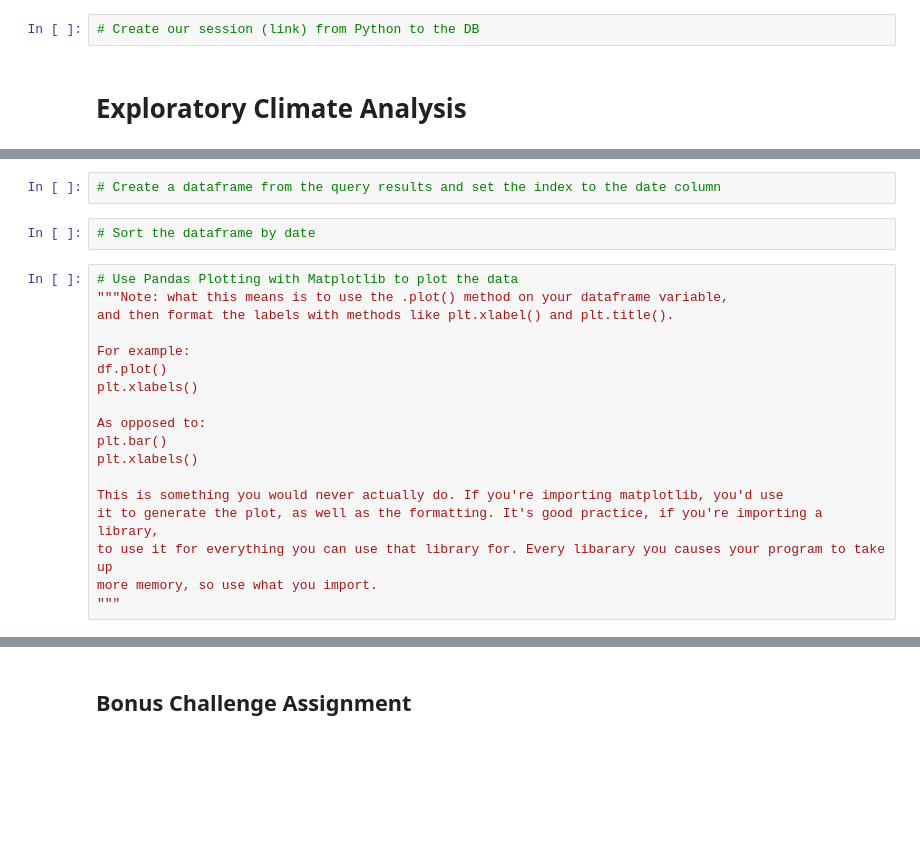
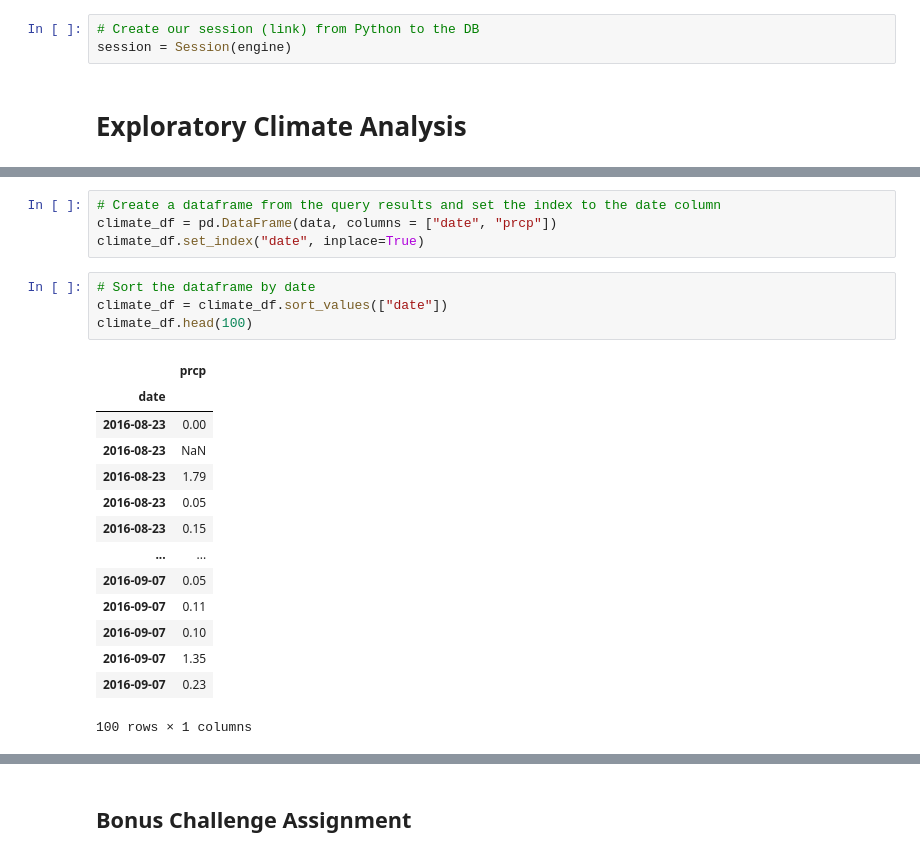
Before and after one commit to victoriamcruz/sqlalchemy-challenge, a Jupyter notebook: Instructions/climate_starter.ipynb, the cells around one changed output, grey strips where cells are left out. Cells and saved outputs as stored; diff of their text form; blank space fills up the shorter version.

```diff
--- a/Instructions/climate_starter.ipynb
+++ b/Instructions/climate_starter.ipynb
@@ -29,5 +33,6 @@ engine = create_engine("sqlite:///Resources/hawaii.sqlite")
 # %%
 # Create our session (link) from Python to the DB
+session = Session(engine)
 # %% [markdown]
 # Exploratory Climate Analysis
 # %%
@@ -39,22 +73,23 @@ engine = create_engine("sqlite:///Resources/hawaii.sqlite")
 # %%
 # Create a dataframe from the query results and set the index to the date column
+climate_df = pd.DataFrame(data, columns = ["date", "prcp"])
+climate_df.set_index("date", inplace=True)
 # %%
 # Sort the dataframe by date
+climate_df = climate_df.sort_values(["date"])
+climate_df.head(100)
+# %% [output]
+|  | prcp |
+| date |  |
+| 2016-08-23 | 0.00 |
+| 2016-08-23 | NaN |
+| 2016-08-23 | 1.79 |
+| 2016-08-23 | 0.05 |
+| 2016-08-23 | 0.15 |
+| ... | ... |
+| 2016-09-07 | 0.05 |
+| 2016-09-07 | 0.11 |
+| 2016-09-07 | 0.10 |
+| 2016-09-07 | 1.35 |
+| 2016-09-07 | 0.23 |
+100 rows × 1 columns
-# %%
-# Use Pandas Plotting with Matplotlib to plot the data
-"""Note: what this means is to use the .plot() method on your dataframe variable,
-and then format the labels with methods like plt.xlabel() and plt.title().
-
-For example:
-df.plot()
-plt.xlabels()
-
-As opposed to:
-plt.bar()
-plt.xlabels()
-
-This is something you would never actually do. If you're importing matplotlib, you'd use
-it to generate the plot, as well as the formatting. It's good practice, if you're importing a library,
-to use it for everything you can use that library for. Every libarary you causes your program to take up
-more memory, so use what you import.
-"""
```
Also changed, not shown: parts of 17 cells of this notebook.
